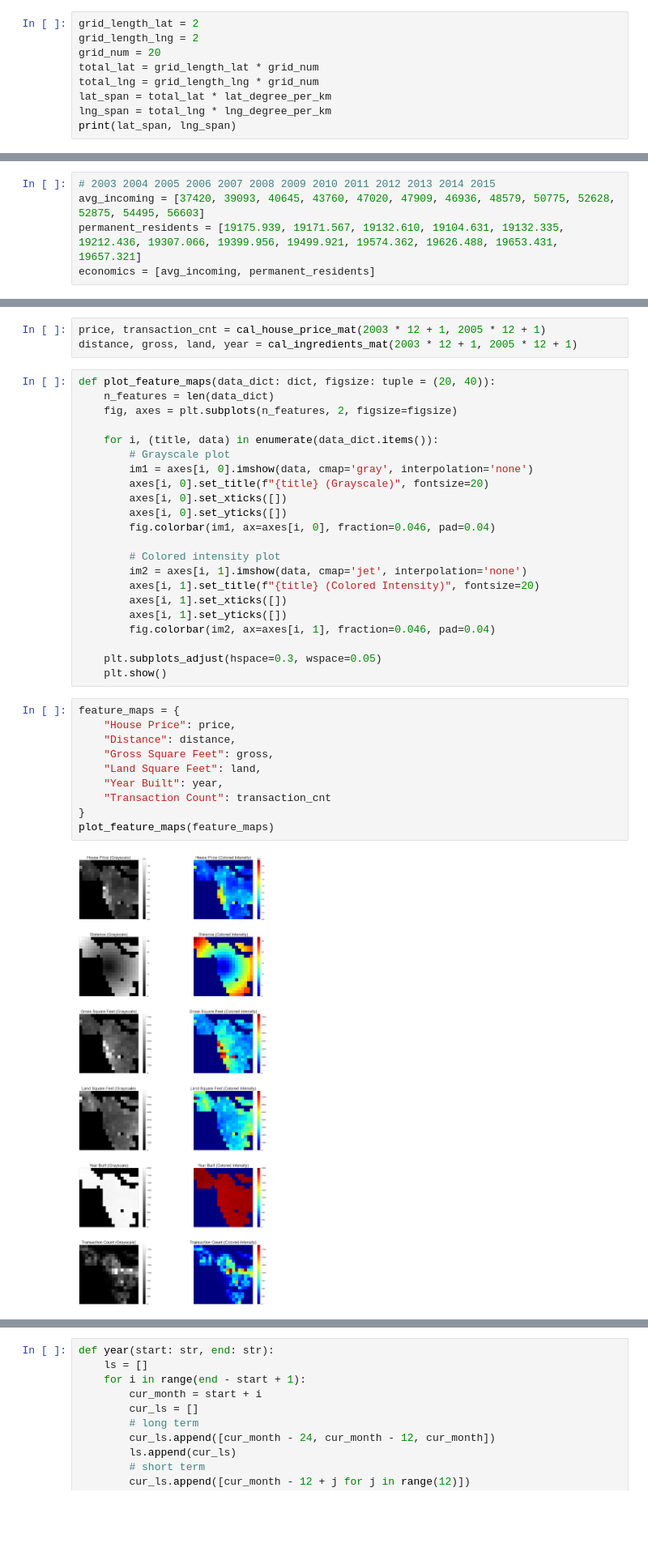
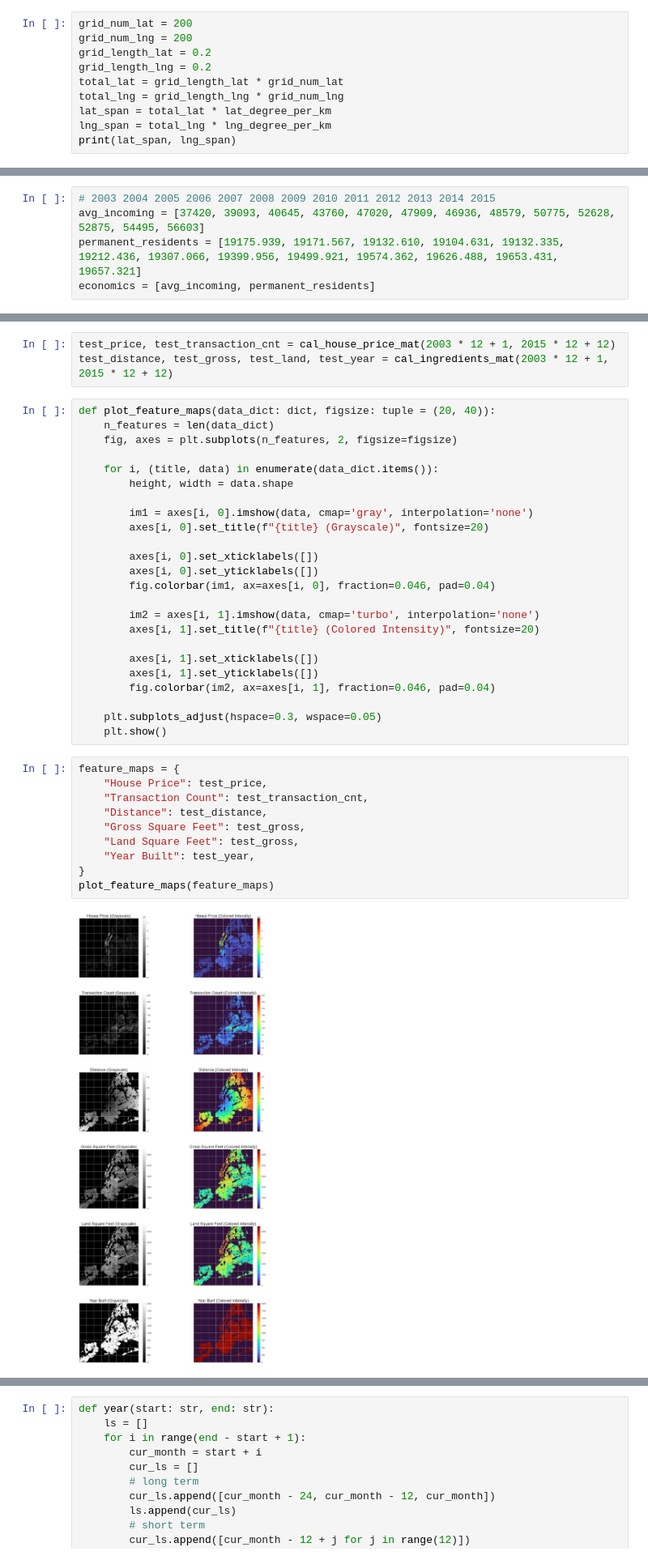
Before and after one commit to abdn-hyd/graduation_thesis, a Jupyter notebook: Codes/data_preprocessed/nyc_house_price_dataset_generation.ipynb, the cells around one changed output, grey strips where cells are left out. Shown at 81% size. Drawn from its saved outputs; the diff is of its cells as text; blank space fills up the shorter version.

```diff
--- a/Codes/data_preprocessed/nyc_house_price_dataset_generation.ipynb
+++ b/Codes/data_preprocessed/nyc_house_price_dataset_generation.ipynb
@@ -60,11 +41,12 @@ print(lat_degree_per_km, lng_degree_per_km)
 # %% [output]
 0.009009009009009009 0.011863295006946028
 # %%
-grid_length_lat = 2
-grid_length_lng = 2
-grid_num = 20
-total_lat = grid_length_lat * grid_num
-total_lng = grid_length_lng * grid_num
+grid_num_lat = 200
+grid_num_lng = 200
+grid_length_lat = 0.2
+grid_length_lng = 0.2
+total_lat = grid_length_lat * grid_num_lat
+total_lng = grid_length_lng * grid_num_lng
 lat_span = total_lat * lat_degree_per_km
 lng_span = total_lng * lng_degree_per_km
 print(lat_span, lng_span)
@@ -253,37 +232,39 @@ def cal_ingredients_mat(start: str, end: str):
 # %%
-price, transaction_cnt = cal_house_price_mat(2003 * 12 + 1, 2005 * 12 + 1)
-distance, gross, land, year = cal_ingredients_mat(2003 * 12 + 1, 2005 * 12 + 1)
+test_price, test_transaction_cnt = cal_house_price_mat(2003 * 12 + 1, 2015 * 12 + 12)
+test_distance, test_gross, test_land, test_year = cal_ingredients_mat(2003 * 12 + 1, 2015 * 12 + 12)
 # %%
 def plot_feature_maps(data_dict: dict, figsize: tuple = (20, 40)):
     n_features = len(data_dict)
     fig, axes = plt.subplots(n_features, 2, figsize=figsize)
 
     for i, (title, data) in enumerate(data_dict.items()):
-        # Grayscale plot
+        height, width = data.shape
+
         im1 = axes[i, 0].imshow(data, cmap='gray', interpolation='none')
         axes[i, 0].set_title(f"{title} (Grayscale)", fontsize=20)
-        axes[i, 0].set_xticks([])
-        axes[i, 0].set_yticks([])
+
+        axes[i, 0].set_xticklabels([])
+        axes[i, 0].set_yticklabels([])
         fig.colorbar(im1, ax=axes[i, 0], fraction=0.046, pad=0.04)
 
-        # Colored intensity plot
-        im2 = axes[i, 1].imshow(data, cmap='jet', interpolation='none')
+        im2 = axes[i, 1].imshow(data, cmap='turbo', interpolation='none')
         axes[i, 1].set_title(f"{title} (Colored Intensity)", fontsize=20)
-        axes[i, 1].set_xticks([])
-        axes[i, 1].set_yticks([])
+
+        axes[i, 1].set_xticklabels([])
+        axes[i, 1].set_yticklabels([])
         fig.colorbar(im2, ax=axes[i, 1], fraction=0.046, pad=0.04)
 
     plt.subplots_adjust(hspace=0.3, wspace=0.05)
     plt.show()
 # %%
 feature_maps = {
-    "House Price": price,
-    "Distance": distance,
-    "Gross Square Feet": gross,
-    "Land Square Feet": land,
-    "Year Built": year,
-    "Transaction Count": transaction_cnt
+    "House Price": test_price,
+    "Transaction Count": test_transaction_cnt,
+    "Distance": test_distance,
+    "Gross Square Feet": test_gross,
+    "Land Square Feet": test_gross,
+    "Year Built": test_year,
 }
 plot_feature_maps(feature_maps)
 # %% [output]
-[figure, old version]
+[figure, new version]
```
Also changed, not shown: parts of 28 cells of this notebook, 22 other files.
